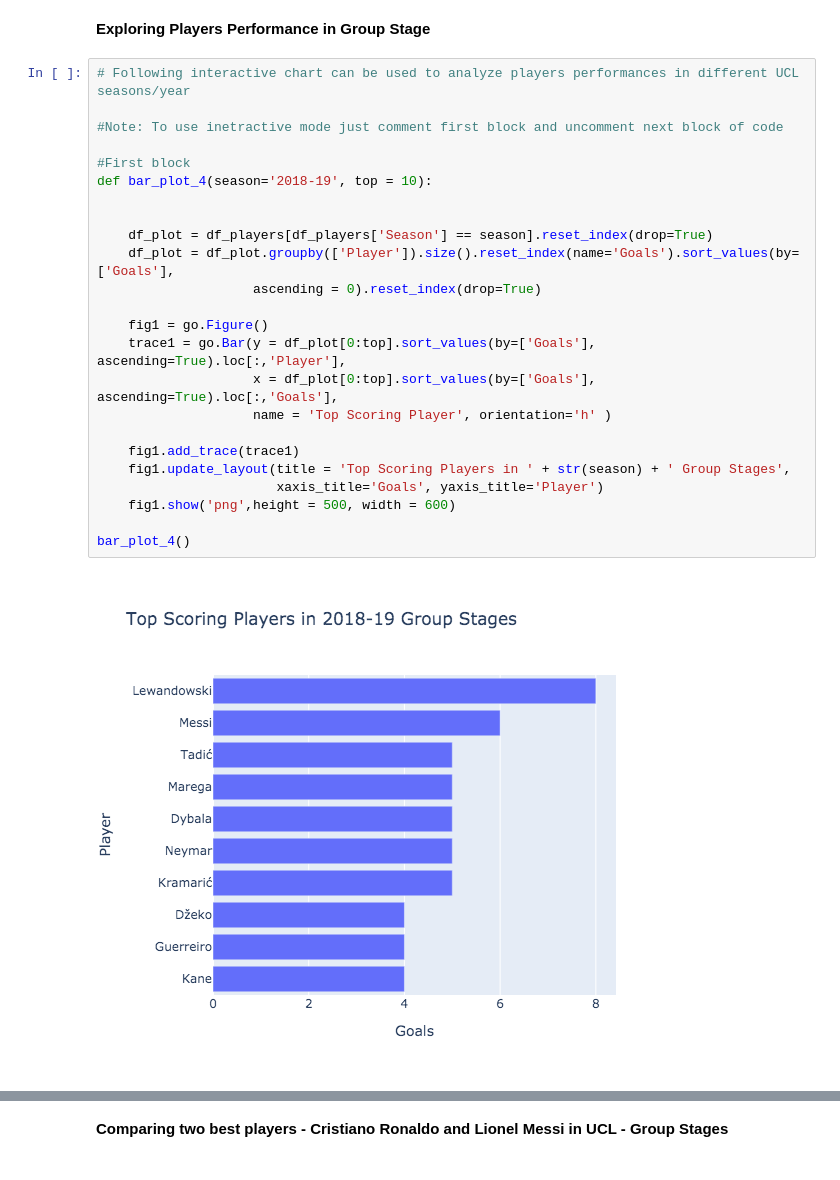
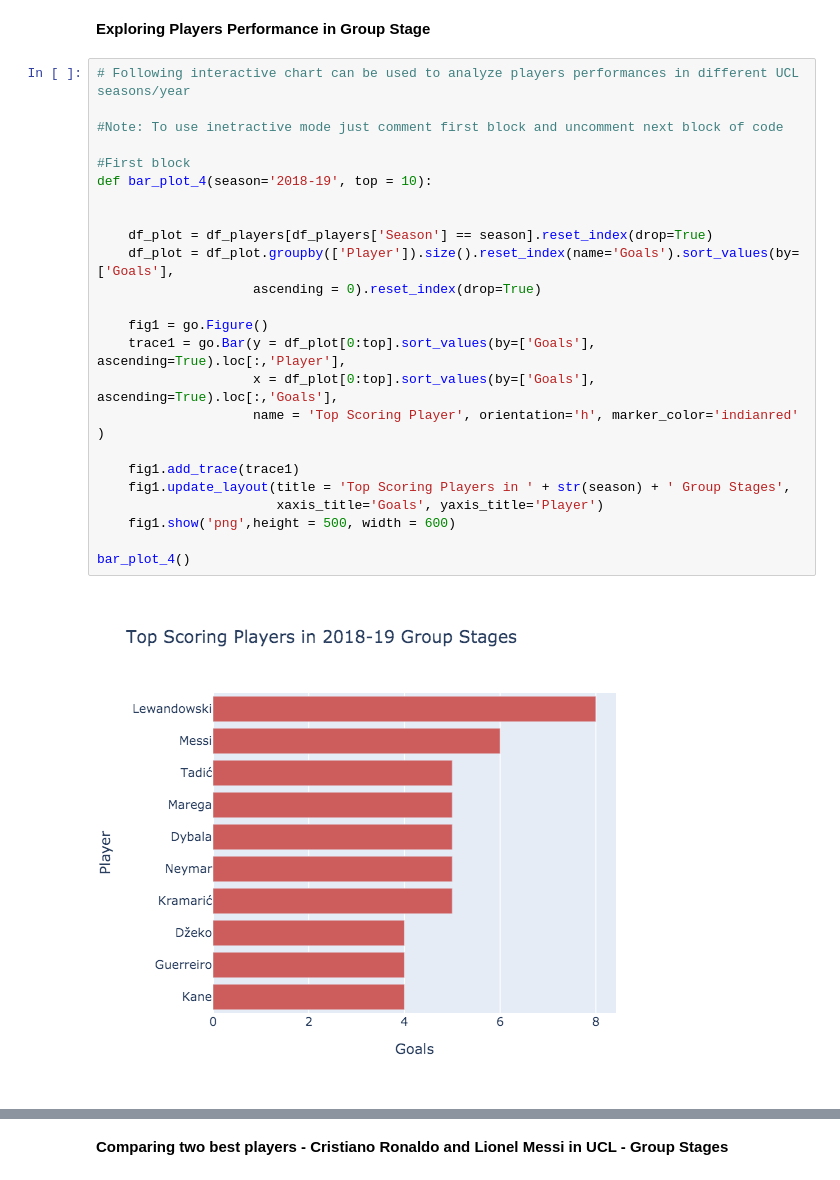
Before and after one commit to sgoyanka10/EDA-UEFA-Champions-League, a Jupyter notebook: eda_ucl_football.ipynb, the cells around one changed output, grey strips where cells are left out. Cells and saved outputs as stored; diff of their text form.

```diff
--- a/eda_ucl_football.ipynb
+++ b/eda_ucl_football.ipynb
@@ -633,29 +733,29 @@ df_players.head(5)
 # %%
 # Following interactive chart can be used to analyze players performances in different UCL seasons/year
 
 #Note: To use inetractive mode just comment first block and uncomment next block of code
 
 #First block
 def bar_plot_4(season='2018-19', top = 10):
 
 
     df_plot = df_players[df_players['Season'] == season].reset_index(drop=True)
     df_plot = df_plot.groupby(['Player']).size().reset_index(name='Goals').sort_values(by=['Goals'],
                     ascending = 0).reset_index(drop=True)
 
     fig1 = go.Figure()
     trace1 = go.Bar(y = df_plot[0:top].sort_values(by=['Goals'], ascending=True).loc[:,'Player'],
                     x = df_plot[0:top].sort_values(by=['Goals'], ascending=True).loc[:,'Goals'],
-                    name = 'Top Scoring Player', orientation='h' )
+                    name = 'Top Scoring Player', orientation='h', marker_color='indianred' )
 
     fig1.add_trace(trace1)
     fig1.update_layout(title = 'Top Scoring Players in ' + str(season) + ' Group Stages',
                        xaxis_title='Goals', yaxis_title='Player')
     fig1.show('png',height = 500, width = 600)
 
 bar_plot_4()
 # %% [output]
-[figure, old version]
+[figure, new version]
 # %%
 #Second block
 '''@interact
```
Also changed, not shown: parts of 9 cells of this notebook.
